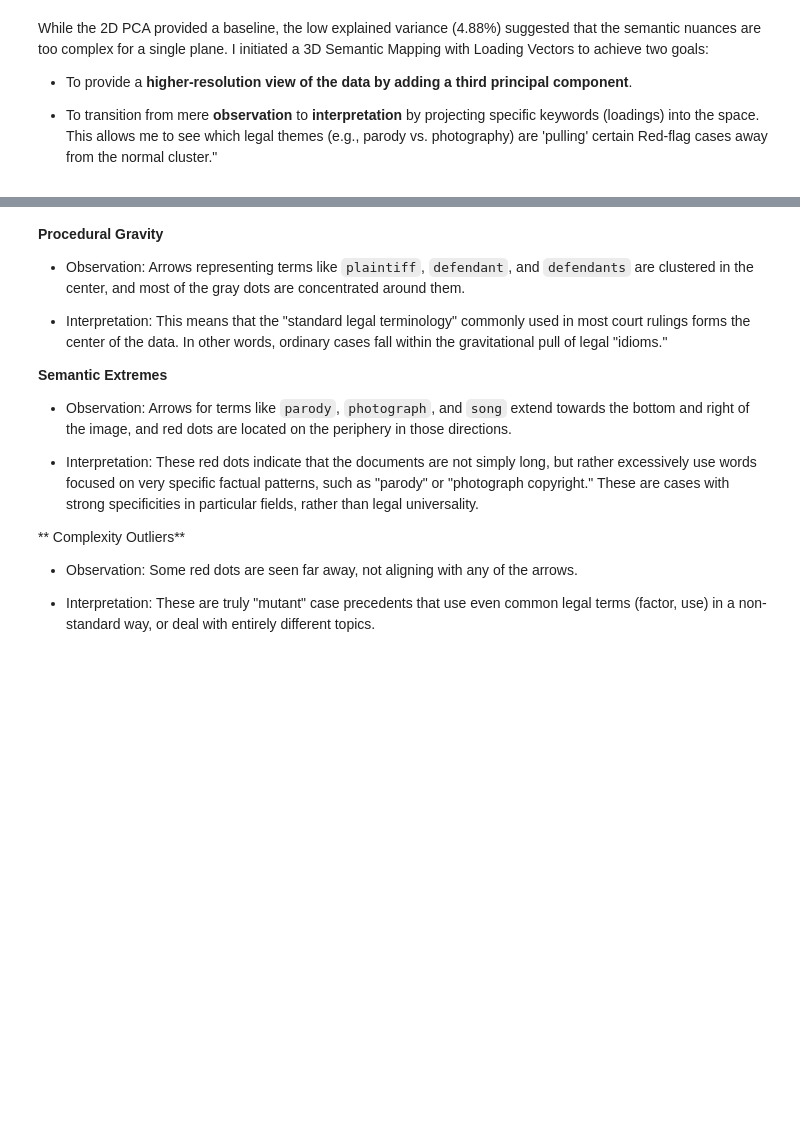
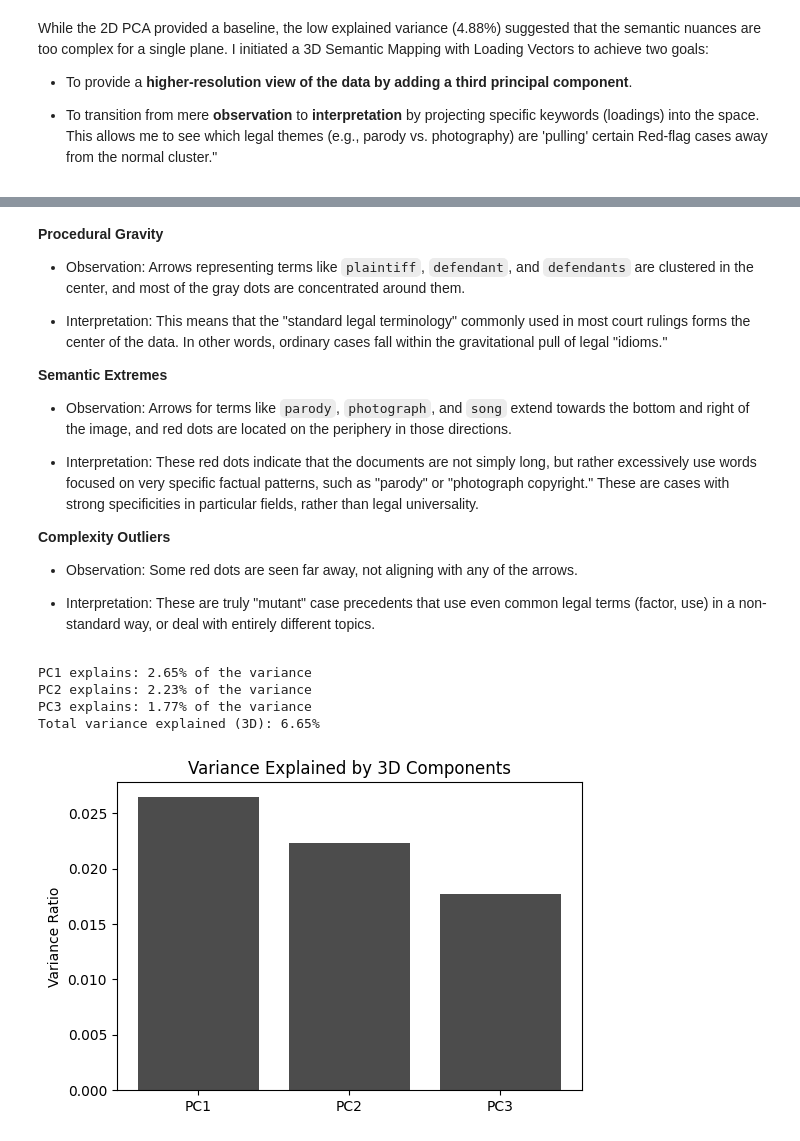
Before and after one commit to mqanaq/BA820-B1-Team13, a Jupyter notebook: Suji/Suji_Kim_Milestone2_Q4_Redflag&Conditions.ipynb, the cells around one changed output, grey strips where cells are left out. Saved outputs shown, nothing was run; the diff lists cells and outputs as text; code cells hidden in the pictures; blank space fills up the shorter version.

```diff
--- a/Suji/Suji_Kim_Milestone2_Q4_Redflag&Conditions.ipynb
+++ b/Suji/Suji_Kim_Milestone2_Q4_Redflag&Conditions.ipynb
@@ -307,8 +303,28 @@ fig.show()
 
 * Interpretation: These red dots indicate that the documents are not simply long, but rather excessively use words focused on very specific factual patterns, such as "parody" or "photograph copyright." These are cases with strong specificities in particular fields, rather than legal universality.
 
-** Complexity Outliers**
+**Complexity Outliers**
 
 * Observation: Some red dots are seen far away, not aligning with any of the arrows.
 
 * Interpretation: These are truly "mutant" case precedents that use even common legal terms (factor, use) in a non-standard way, or deal with entirely different topics.
+# %%
+explained_variance_3d = pca_3d.explained_variance_ratio_
+cumulative_variance_3d = np.cumsum(explained_variance_3d)
+
+print(f"PC1 explains: {explained_variance_3d[0]:.2%} of the variance")
+print(f"PC2 explains: {explained_variance_3d[1]:.2%} of the variance")
+print(f"PC3 explains: {explained_variance_3d[2]:.2%} of the variance")
+print(f"Total variance explained (3D): {cumulative_variance_3d[-1]:.2%}")
+
+plt.figure(figsize=(6, 4))
+plt.bar(['PC1', 'PC2', 'PC3'], explained_variance_3d, color='black', alpha=0.7)
+plt.title('Variance Explained by 3D Components')
+plt.ylabel('Variance Ratio')
+plt.show()
+# %% [output]
+PC1 explains: 2.65% of the variance
+PC2 explains: 2.23% of the variance
+PC3 explains: 1.77% of the variance
+Total variance explained (3D): 6.65%
+[figure, added]
```
Also changed, not shown: parts of 3 cells of this notebook.
